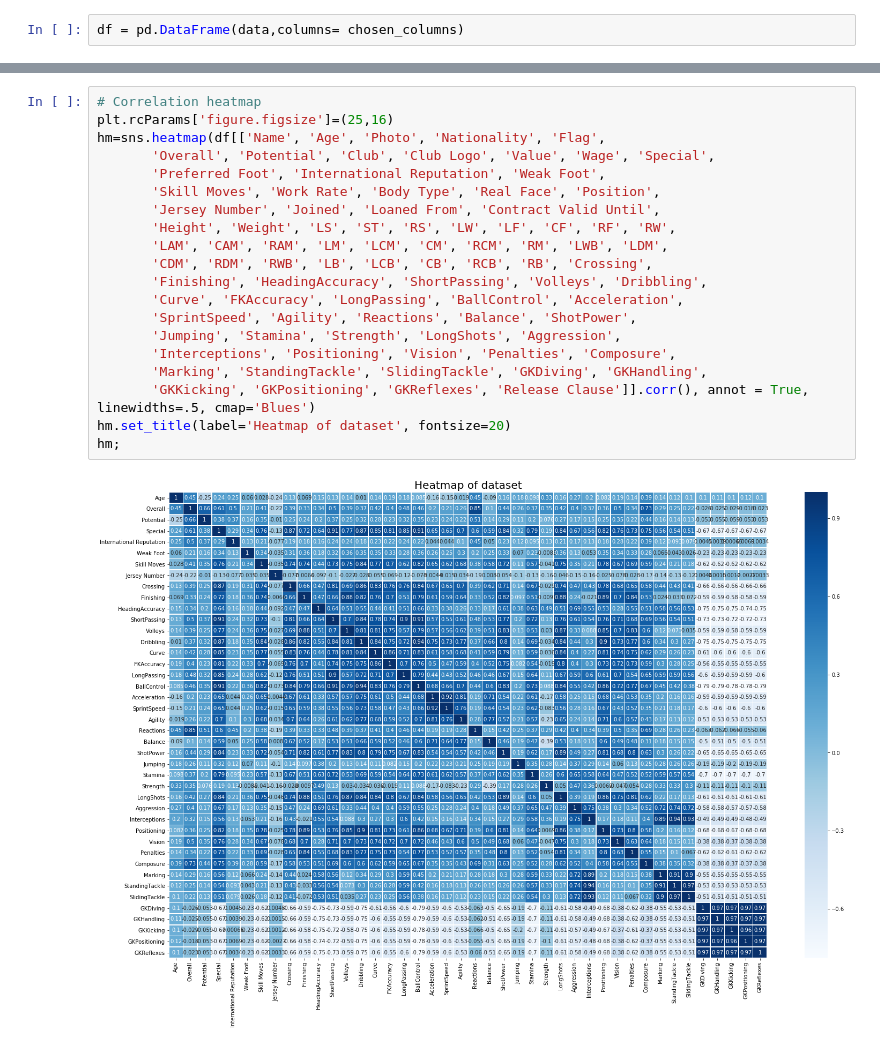
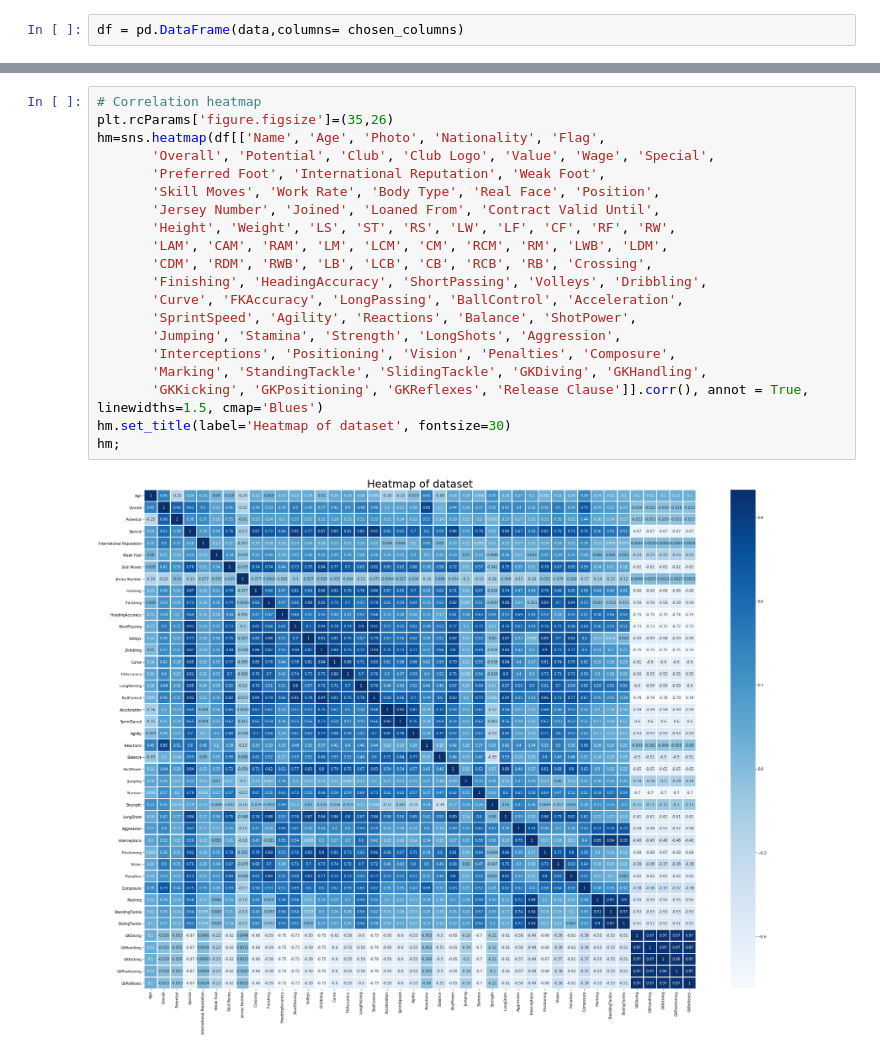
Before and after one commit to ArslanAliAwan/fifa19, a Jupyter notebook: fifa19.ipynb, the cells around one changed output, grey strips where cells are left out. Drawn from its saved outputs; the diff is of its cells as text.

Commit message:
more visualization

```diff
--- a/fifa19.ipynb
+++ b/fifa19.ipynb
@@ -168,22 +168,22 @@ df.sample(5)
 # %%
 # Correlation heatmap
-plt.rcParams['figure.figsize']=(25,16)
+plt.rcParams['figure.figsize']=(35,26)
 hm=sns.heatmap(df[['Name', 'Age', 'Photo', 'Nationality', 'Flag',
        'Overall', 'Potential', 'Club', 'Club Logo', 'Value', 'Wage', 'Special',
        'Preferred Foot', 'International Reputation', 'Weak Foot',
        'Skill Moves', 'Work Rate', 'Body Type', 'Real Face', 'Position',
        'Jersey Number', 'Joined', 'Loaned From', 'Contract Valid Until',
        'Height', 'Weight', 'LS', 'ST', 'RS', 'LW', 'LF', 'CF', 'RF', 'RW',
        'LAM', 'CAM', 'RAM', 'LM', 'LCM', 'CM', 'RCM', 'RM', 'LWB', 'LDM',
        'CDM', 'RDM', 'RWB', 'LB', 'LCB', 'CB', 'RCB', 'RB', 'Crossing',
        'Finishing', 'HeadingAccuracy', 'ShortPassing', 'Volleys', 'Dribbling',
        'Curve', 'FKAccuracy', 'LongPassing', 'BallControl', 'Acceleration',
        'SprintSpeed', 'Agility', 'Reactions', 'Balance', 'ShotPower',
        'Jumping', 'Stamina', 'Strength', 'LongShots', 'Aggression',
        'Interceptions', 'Positioning', 'Vision', 'Penalties', 'Composure',
        'Marking', 'StandingTackle', 'SlidingTackle', 'GKDiving', 'GKHandling',
-       'GKKicking', 'GKPositioning', 'GKReflexes', 'Release Clause']].corr(), annot = True, linewidths=.5, cmap='Blues')
-hm.set_title(label='Heatmap of dataset', fontsize=20)
+       'GKKicking', 'GKPositioning', 'GKReflexes', 'Release Clause']].corr(), annot = True, linewidths=1.5, cmap='Blues')
+hm.set_title(label='Heatmap of dataset', fontsize=30)
 hm;
 # %% [output]
-[figure, old version]
+[figure, new version]
```
Also changed, not shown: parts of 3 cells of this notebook.
